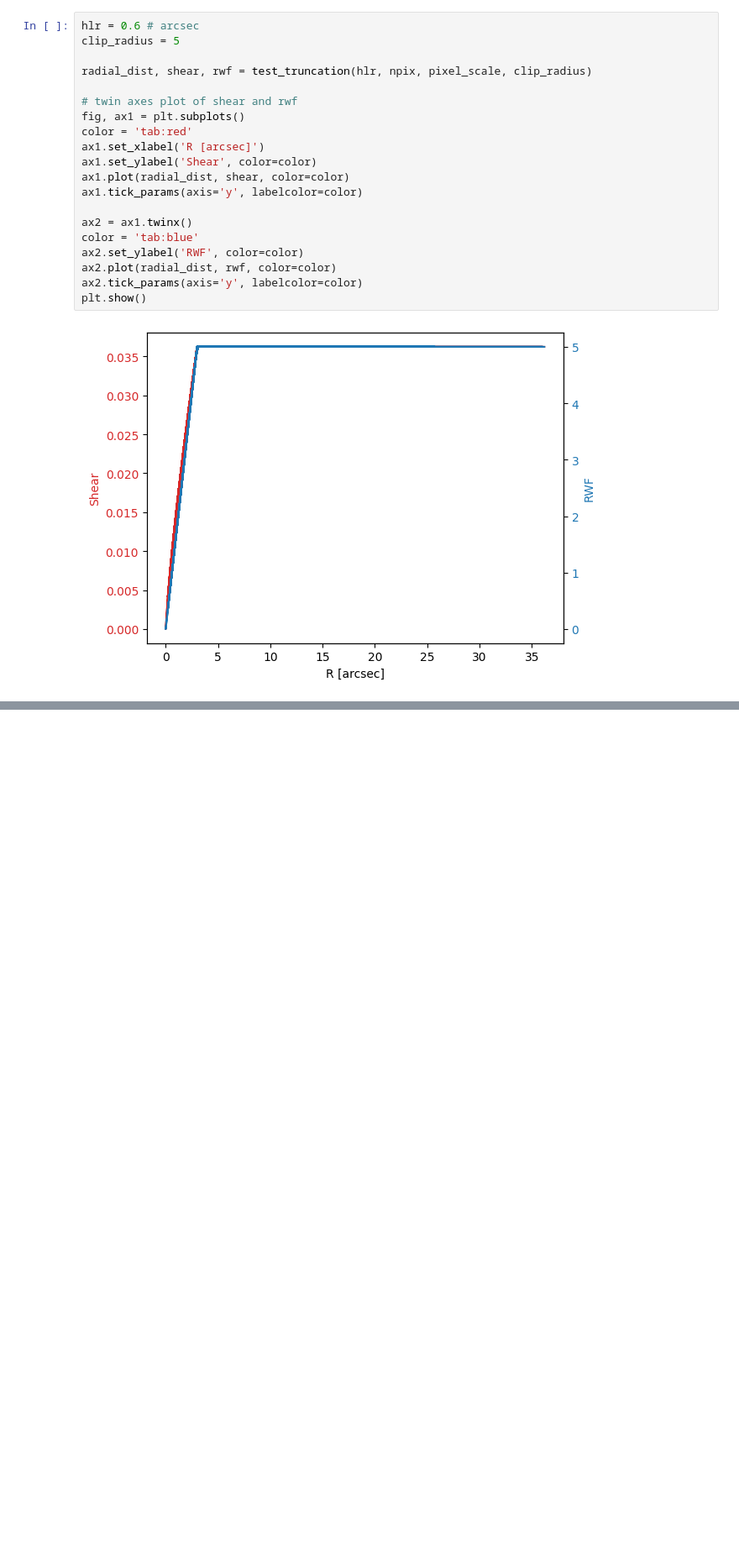
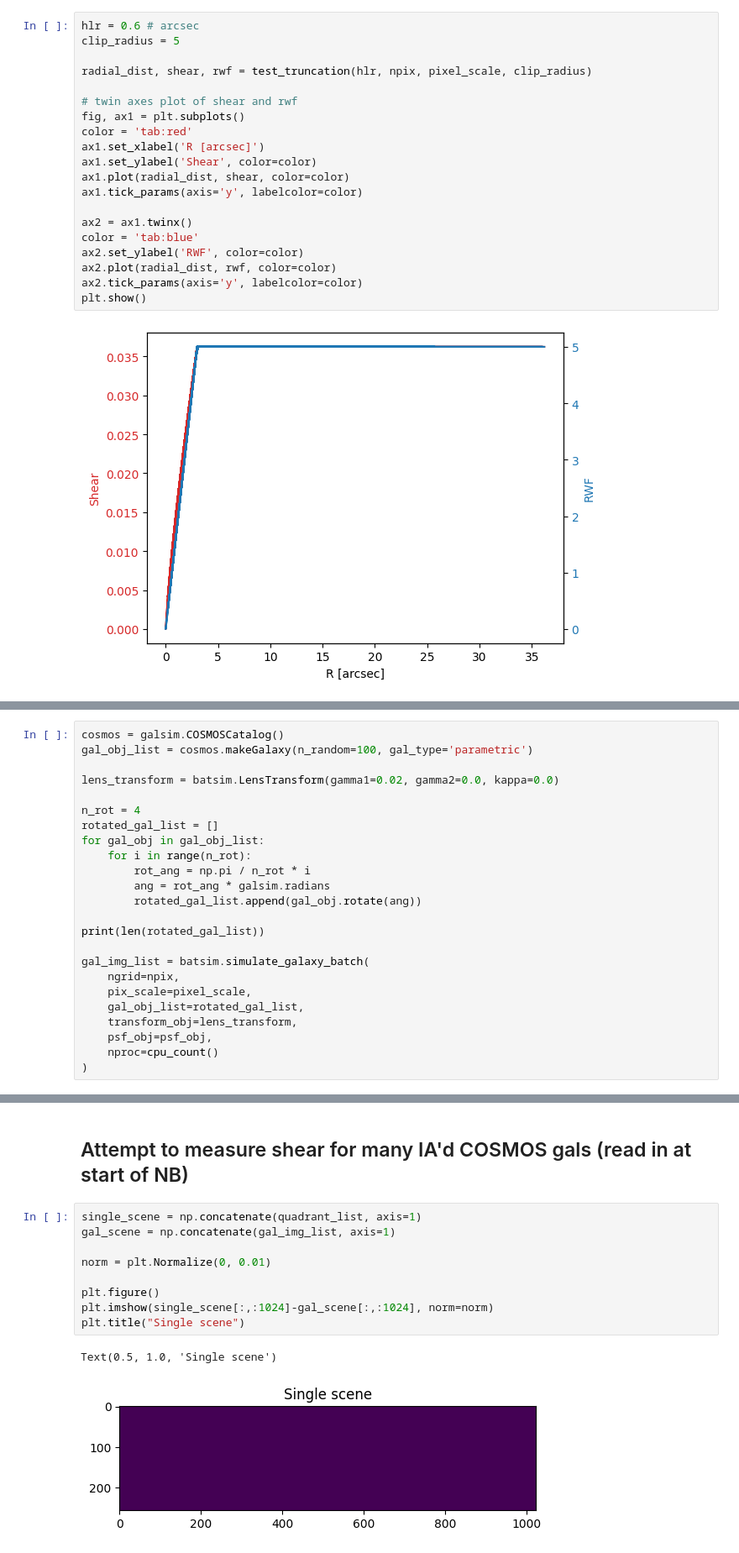
Before and after one commit to CMacM/FPFS-project, a Jupyter notebook: moments_radial_weighting.ipynb, the cells around one changed output, grey strips where cells are left out. Shown: that part at 84% size. Drawn from its saved outputs; the diff is of its cells as text; blank space fills up the shorter version.

```diff
--- a/moments_radial_weighting.ipynb
+++ b/moments_radial_weighting.ipynb
@@ -184,0 +153,24 @@ plt.imshow(gal_img)
+# %%
+cosmos = galsim.COSMOSCatalog()
+gal_obj_list = cosmos.makeGalaxy(n_random=100, gal_type='parametric')
+
+lens_transform = batsim.LensTransform(gamma1=0.02, gamma2=0.0, kappa=0.0)
+
+n_rot = 4
+rotated_gal_list = []
+for gal_obj in gal_obj_list:
+    for i in range(n_rot):
+        rot_ang = np.pi / n_rot * i
+        ang = rot_ang * galsim.radians
+        rotated_gal_list.append(gal_obj.rotate(ang))
+
+print(len(rotated_gal_list))
+
+gal_img_list = batsim.simulate_galaxy_batch(
+    ngrid=npix,
+    pix_scale=pixel_scale,
+    gal_obj_list=rotated_gal_list,
+    transform_obj=lens_transform,
+    psf_obj=psf_obj,
+    nproc=cpu_count()
+)
@@ -185,3 +244,17 @@ plt.imshow(gal_img)
+# %% [markdown]
+## Attempt to measure shear for many IA'd COSMOS gals (read in at start of NB)
+# %%
+single_scene = np.concatenate(quadrant_list, axis=1)
+gal_scene = np.concatenate(gal_img_list, axis=1)
+
+norm = plt.Normalize(0, 0.01)
+
+plt.figure()
+plt.imshow(single_scene[:,:1024]-gal_scene[:,:1024], norm=norm)
+plt.title("Single scene")
+# %% [output]
+Text(0.5, 1.0, 'Single scene')
+[figure, added]
 # %%
 # Spin-2 Shape kernel in Fourier space
 chi22c_fourier = mtask.bfunc[mtask.di["m22c"]]
```
Also changed, not shown: parts of 23 cells of this notebook, 5 other files.
